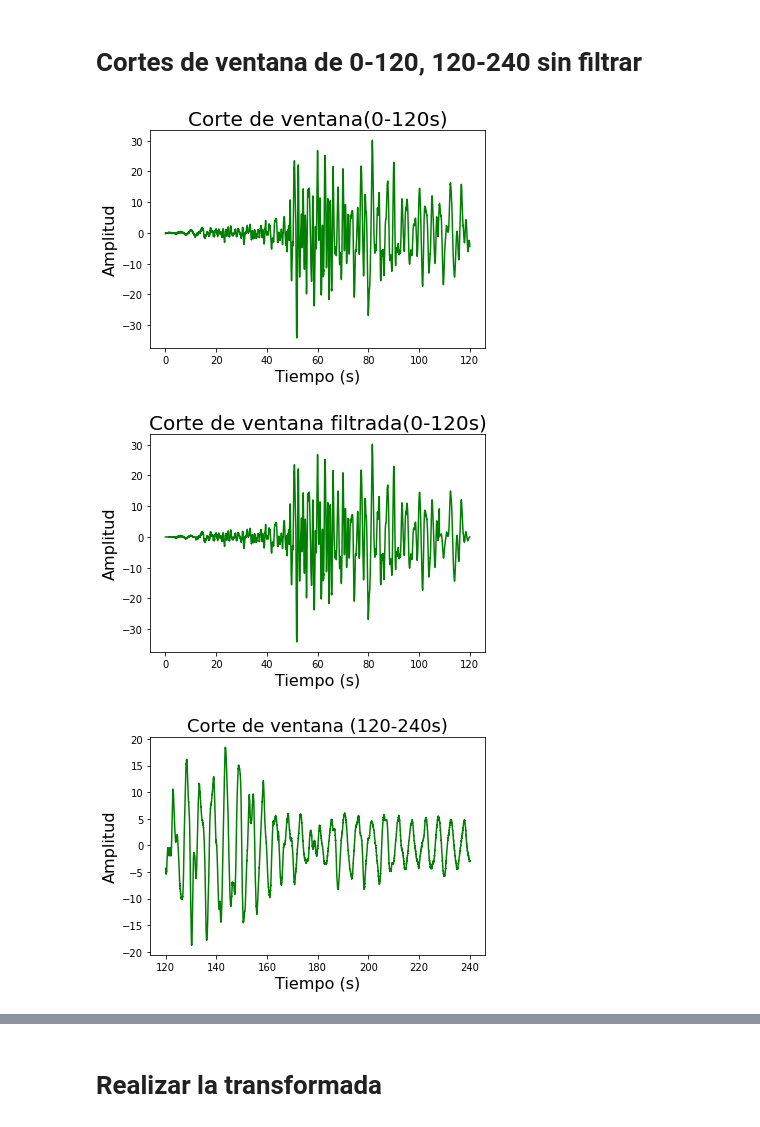
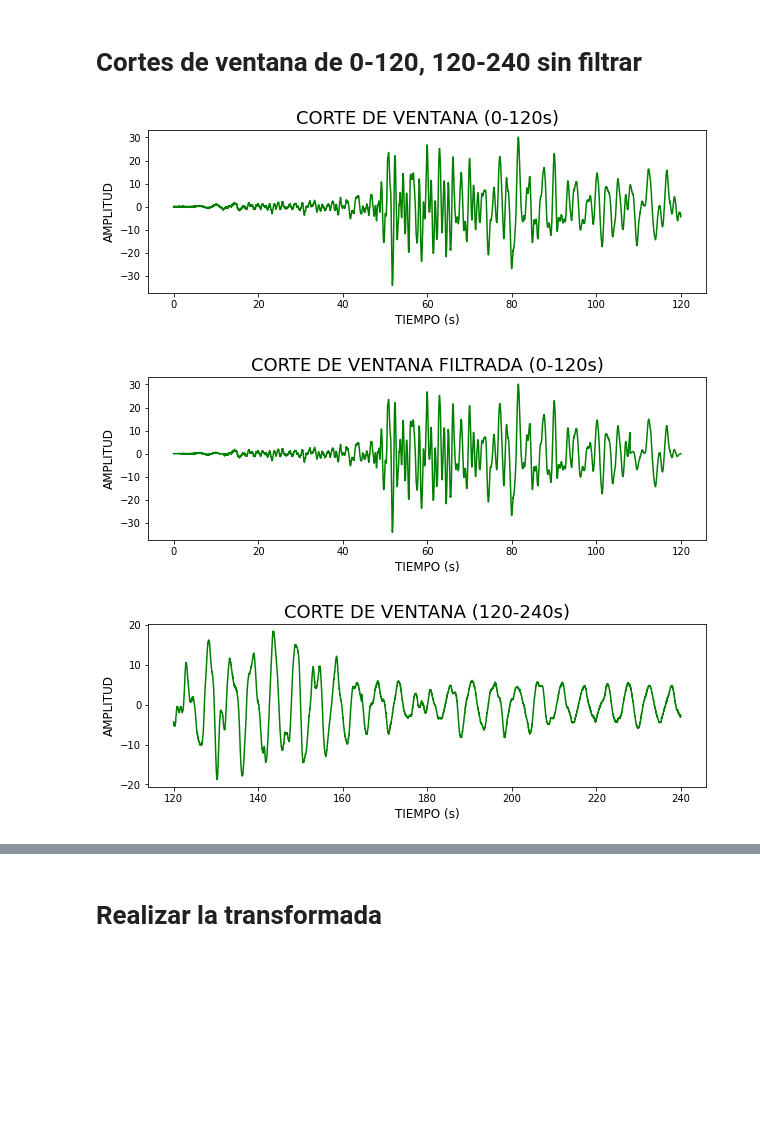
Before and after one commit to elsy-torres/S-T, a Jupyter notebook: FFT-100.ipynb, the cells around one changed output, grey strips where cells are left out. Saved outputs shown, nothing was run; the diff lists cells and outputs as text; code cells hidden in the pictures; blank space fills up the shorter version.

```diff
--- a/FFT-100.ipynb
+++ b/FFT-100.ipynb
@@ -222,27 +224,31 @@ _=plt.show()
 # %% [markdown]
 # Cortes de ventana de 0-120, 120-240 sin filtrar
 # %%
+fig = plt.figure(figsize=(10,3))
 plt.plot(t_1,y_1,'green')
-plt.ylabel('Amplitud', fontsize=16,fontname='times new roman')
-plt.xlabel('Tiempo (s)', fontsize=16,fontname='times new roman')
-plt.title('Corte de ventana(0-120s)', fontsize=20,fontname='times new roman')
+plt.ylabel('AMPLITUD', fontsize=12,fontname='times new roman')
+plt.xlabel('TIEMPO (s)', fontsize=12,fontname='times new roman')
+plt.title('CORTE DE VENTANA (0-120s)', fontsize=18,fontname='times new roman')
 _=plt.show()
 # %% [output]
-[figure, old version]
+[figure, new version]
 # %%
+fig = plt.figure(figsize=(10,3))
 plt.plot(t_1,signal_filter_1,'green')
-plt.ylabel('Amplitud', fontsize=16,fontname='times new roman')
-plt.xlabel('Tiempo (s)', fontsize=16,fontname='times new roman')
-plt.title('Corte de ventana filtrada(0-120s)', fontsize=20,fontname='times new roman')
+plt.ylabel('AMPLITUD', fontsize=12,fontname='times new roman')
+plt.xlabel('TIEMPO (s)', fontsize=12,fontname='times new roman')
+plt.title('CORTE DE VENTANA FILTRADA (0-120s)', fontsize=18,fontname='times new roman')
 _=plt.show()
 # %% [output]
-[figure, old version]
+[figure, new version]
 # %%
+fig = plt.figure(figsize=(10,3))
 plt.plot(t_2,y_2,'green')
-plt.ylabel('Amplitud', fontsize=16,fontname='times new roman')
-plt.xlabel('Tiempo (s)', fontsize=16,fontname='times new roman')
-plt.title('Corte de ventana (120-240s)', fontsize=18,fontname='times new roman')
+plt.ylabel('AMPLITUD', fontsize=12,fontname='times new roman')
+plt.xlabel('TIEMPO (s)', fontsize=12,fontname='times new roman')
+plt.title('CORTE DE VENTANA (120-240s)', fontsize=18,fontname='times new roman')
+
 _=plt.show()
 # %% [output]
-[figure, old version]
+[figure, new version]
 # %%
```
Also changed, not shown: parts of 26 cells of this notebook.
